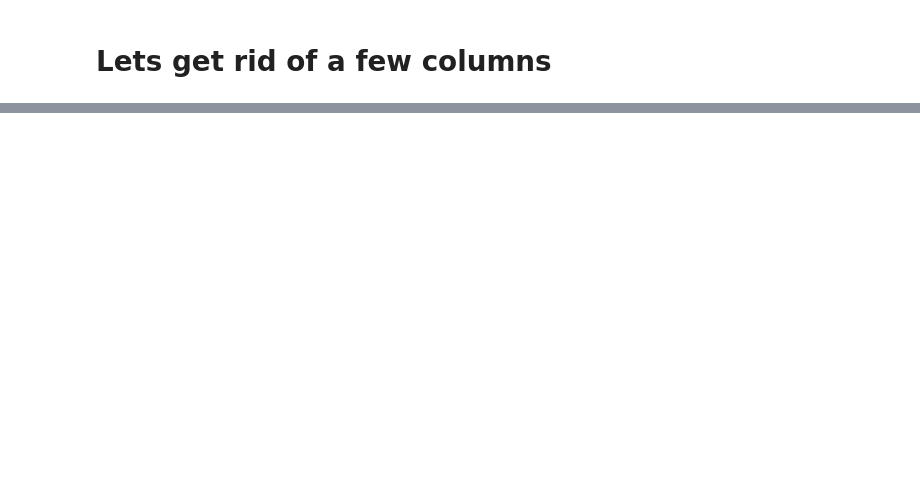
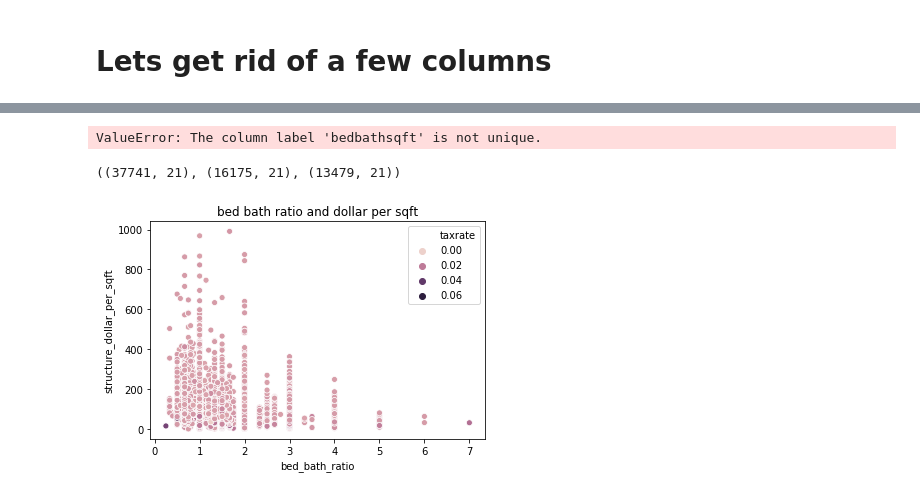
Before and after one commit to AI-Gomez/zillow_clustering_project, a Jupyter notebook: scratch_pad.ipynb, the cells around one changed output, grey strips where cells are left out. Cells and saved outputs as stored; diff of their text form; code cells hidden in the pictures; blank space fills up the shorter version.

```diff
--- a/scratch_pad.ipynb
+++ b/scratch_pad.ipynb
@@ -112,0 +248,13 @@ array(['Single Family Residential', 'Condominium',
+# %%
+centroid_col_names = ['centroid_' + i for i in area_vars]
+centroid_col_names
+
+centroids = pd.DataFrame(kmeans.cluster_centers_,
+             columns=centroid_col_names).reset_index().rename(columns={'index': 'bedbathsqft'})
+# %%
+# concatenate cluster id
+X_train = pd.concat([X_train, train_clusters], axis=1)
+
+# join on clusterid to get centroids
+X_train = X_train.merge(centroids, how='left', on=['bedbathsqft']).\
+                set_index(X_train.index)
@@ -112,0 +283,6 @@ array(['Single Family Residential', 'Condominium',
+# %%
+centroid_col_names = ['centroid_' + i for i in area_vars]
+centroid_col_names
+
+centroids = pd.DataFrame(kmeans.cluster_centers_,
+             columns=centroid_col_names).reset_index().rename(columns={'index': 'bedbathsqft'})
@@ -112,0 +299,14 @@ array(['Single Family Residential', 'Condominium',
+# %%
+#CC'ing clusters and centroids to DF with this function
+
+X_train, X_train_scaled = wrangle_zillow.add_to_train(train_clusters, centroids, X_train, X_train_scaled, cluster_col_name = 'bedbathsqft')
+
+X_validate, X_validate_scaled = wrangle_zillow.add_to_train(validate_clusters, centroids, X_validate, X_validate_scaled, cluster_col_name = 'bedbathsqft')
+
+X_test, X_test_scaled = wrangle_zillow.add_to_train(test_clusters, centroids, X_test, X_test_scaled, cluster_col_name = 'bedbathsqft')
+# %% [output]
+ValueError: The column label 'bedbathsqft' is not unique.
+# %%
+X_train_scaled.shape, X_validate_scaled.shape, X_test_scaled.shape
+# %% [output]
+((37741, 21), (16175, 21), (13479, 21))
@@ -112,0 +335,6 @@ array(['Single Family Residential', 'Condominium',
+# %%
+sns.scatterplot(x='bed_bath_ratio', y='structure_dollar_per_sqft', hue='taxrate', data=X_train)
+plt.title("bed bath ratio and dollar per sqft")
+plt.show()
+# %% [output]
+[figure, added]
```
Also changed, not shown: parts of 37 cells of this notebook.
